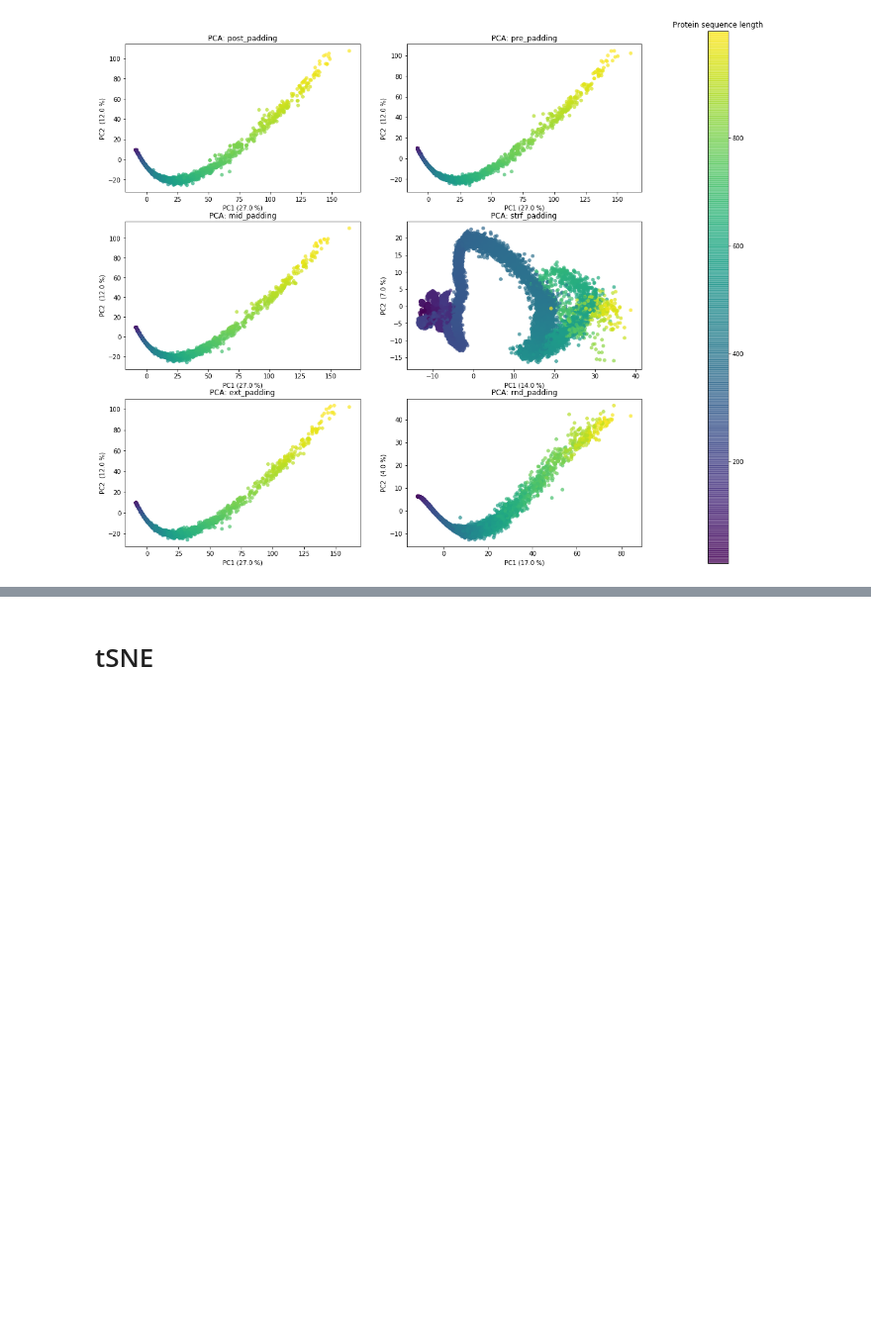
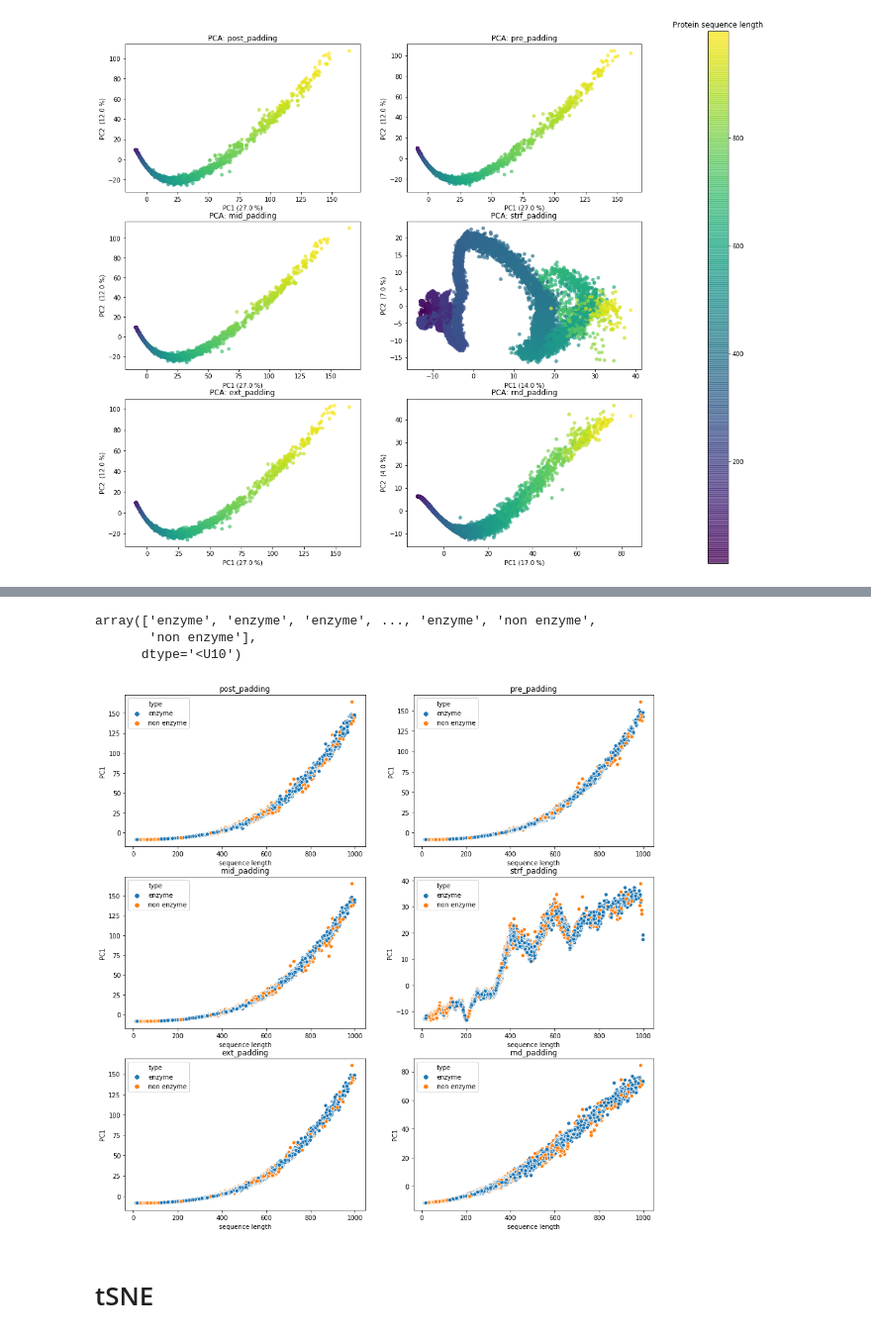
Before and after one commit to b2slab/padding_benchmark, a Jupyter notebook: notebooks/pre_statistics.ipynb, the cells around one changed output, grey strips where cells are left out. Shown at 99% size. Cells and saved outputs as stored; diff of their text form; code cells hidden in the pictures; blank space fills up the shorter version.

```diff
--- a/notebooks/pre_statistics.ipynb
+++ b/notebooks/pre_statistics.ipynb
@@ -289,2 +320,24 @@ fig.savefig(file_pcas, bbox_inches='tight')
+# %%
+binenzyme = np.asarray(["enzyme" if i==1.0 else "non enzyme" for i in list(binEnzyme_list)])
+binenzyme
+# %% [output]
+array(['enzyme', 'enzyme', 'enzyme', ..., 'enzyme', 'non enzyme',
+       'non enzyme'],
+      dtype='<U10')
+# %%
+# Alex suggestion: plot PC1 scores vs seq_len
+fig, axs = plt.subplots(3,2, figsize=(15,15))
+for idx, type_padding in enumerate(list_paddings):
+    pc_tr = trained_pcas[idx]
+    pc1 = pc_tr[:,0]
+    df = pd.DataFrame([pc1, seq_len, binenzyme]).T
+    df.columns = ["PC1", "sequence_length", "type"]
+    ey = sns.scatterplot(x="sequence_length", y="PC1", hue="type", data=df,
+                         ax=axs[coord_axs[idx][0], coord_axs[idx][1]])
+    ey.set_title('%s' % type_padding)
+    ey.set_ylabel('PC1')
+    ey.set_xlabel('sequence length')
+# %% [output]
+[figure, added]
 # %% [markdown]
 # tSNE
```
Also changed, not shown: parts of 10 cells of this notebook, 4 other files.
